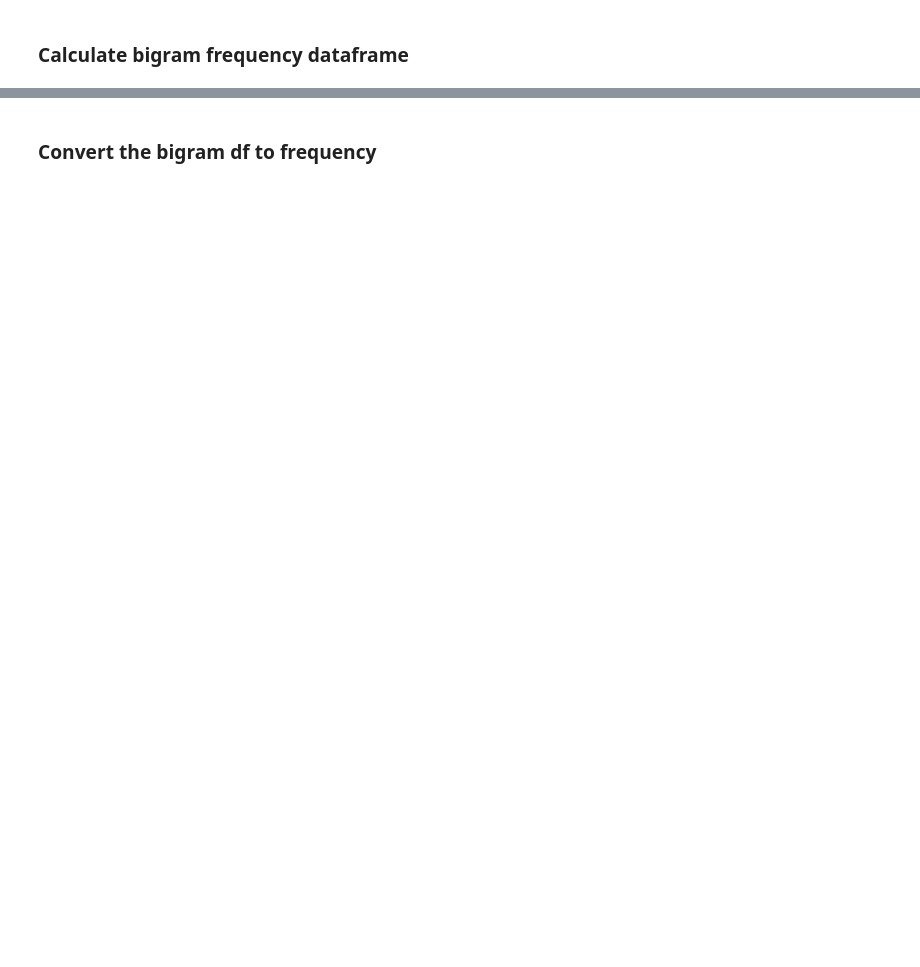
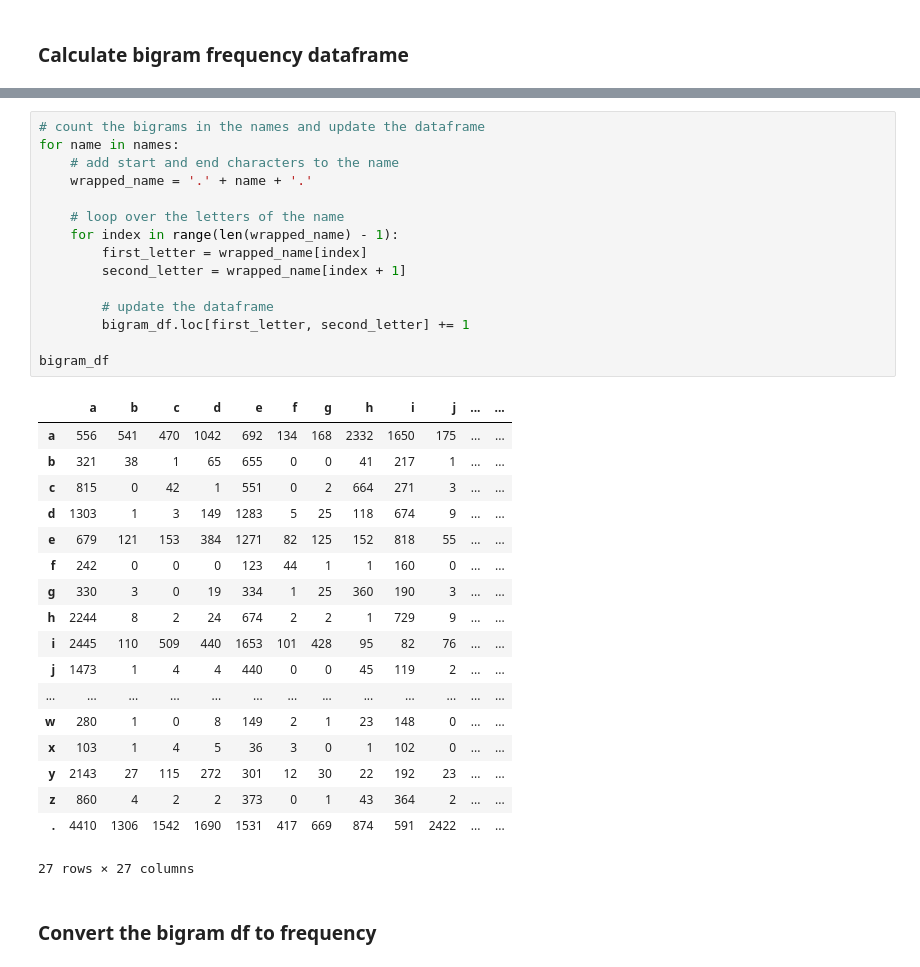
Before and after one commit to UH-MBBE/BE-491-Lecture-24, a Jupyter notebook: L24_notes.ipynb, the cells around one changed output, grey strips where cells are left out. Cells and saved outputs as stored; diff of their text form; blank space fills up the shorter version.

```diff
--- a/L24_notes.ipynb
+++ b/L24_notes.ipynb
@@ -28,3 +110,37 @@ import random
+# %%
+# count the bigrams in the names and update the dataframe
+for name in names:
+    # add start and end characters to the name
+    wrapped_name = '.' + name + '.'
+
+    # loop over the letters of the name
+    for index in range(len(wrapped_name) - 1):
+        first_letter = wrapped_name[index]
+        second_letter = wrapped_name[index + 1]
+
+        # update the dataframe
+        bigram_df.loc[first_letter, second_letter] += 1
+
+bigram_df
+# %% [output]
+|  | a | b | c | d | e | f | g | h | i | j | ... | ... |
+| a | 556 | 541 | 470 | 1042 | 692 | 134 | 168 | 2332 | 1650 | 175 | ... | ... |
+| b | 321 | 38 | 1 | 65 | 655 | 0 | 0 | 41 | 217 | 1 | ... | ... |
+| c | 815 | 0 | 42 | 1 | 551 | 0 | 2 | 664 | 271 | 3 | ... | ... |
+| d | 1303 | 1 | 3 | 149 | 1283 | 5 | 25 | 118 | 674 | 9 | ... | ... |
+| e | 679 | 121 | 153 | 384 | 1271 | 82 | 125 | 152 | 818 | 55 | ... | ... |
+| f | 242 | 0 | 0 | 0 | 123 | 44 | 1 | 1 | 160 | 0 | ... | ... |
+| g | 330 | 3 | 0 | 19 | 334 | 1 | 25 | 360 | 190 | 3 | ... | ... |
+| h | 2244 | 8 | 2 | 24 | 674 | 2 | 2 | 1 | 729 | 9 | ... | ... |
+| i | 2445 | 110 | 509 | 440 | 1653 | 101 | 428 | 95 | 82 | 76 | ... | ... |
+| j | 1473 | 1 | 4 | 4 | 440 | 0 | 0 | 45 | 119 | 2 | ... | ... |
+| ... | ... | ... | ... | ... | ... | ... | ... | ... | ... | ... | ... | ... |
+| w | 280 | 1 | 0 | 8 | 149 | 2 | 1 | 23 | 148 | 0 | ... | ... |
+| x | 103 | 1 | 4 | 5 | 36 | 3 | 0 | 1 | 102 | 0 | ... | ... |
+| y | 2143 | 27 | 115 | 272 | 301 | 12 | 30 | 22 | 192 | 23 | ... | ... |
+| z | 860 | 4 | 2 | 2 | 373 | 0 | 1 | 43 | 364 | 2 | ... | ... |
+| . | 4410 | 1306 | 1542 | 1690 | 1531 | 417 | 669 | 874 | 591 | 2422 | ... | ... |
+27 rows × 27 columns
 # %% [markdown]
 ### Convert the bigram df to frequency
 # %%
```
Also changed, not shown: parts of 16 cells of this notebook.
